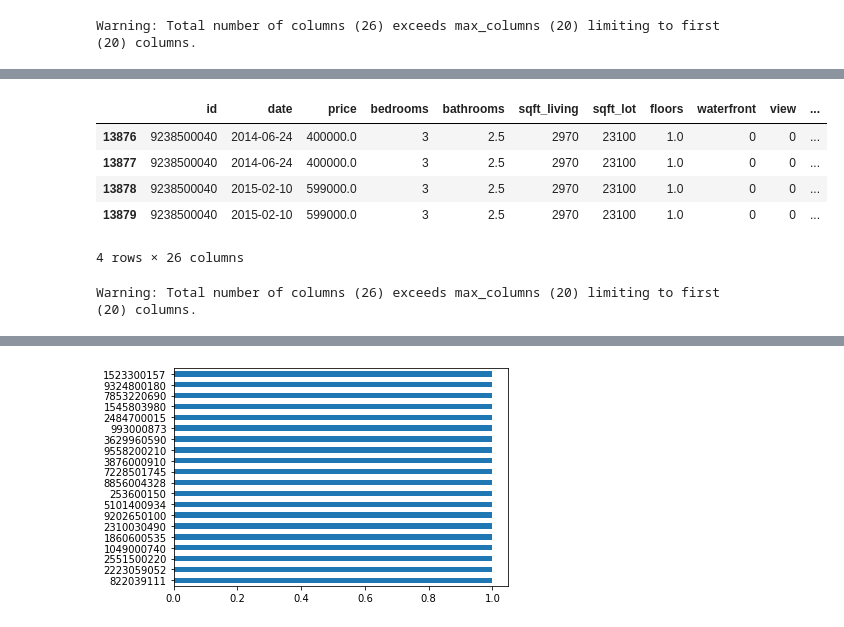
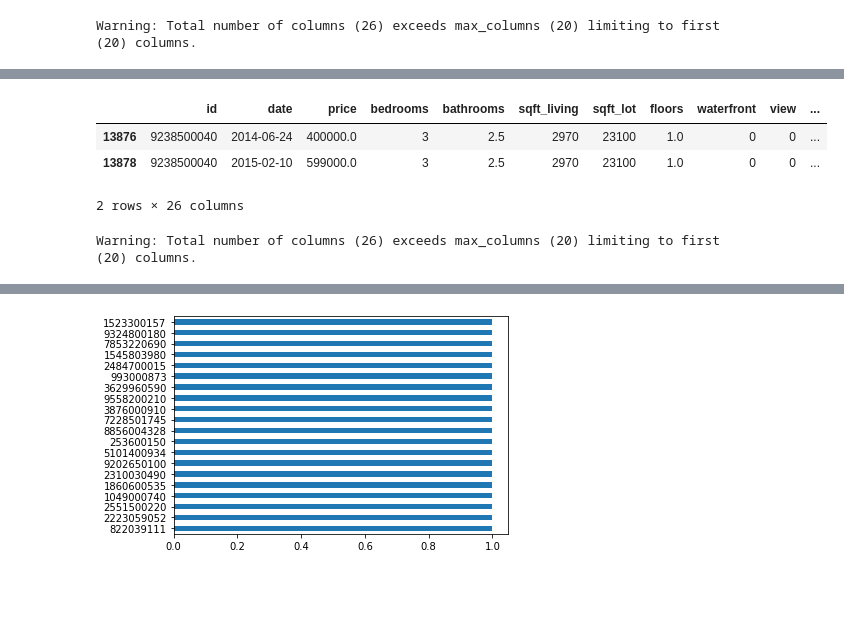
Before and after one commit to ramon-santana-silva/miniprojeto01, a Jupyter notebook: roofimoveis.ipynb, the cells around one changed output, grey strips where cells are left out. Drawn from its saved outputs; the diff is of its cells as text; code cells hidden in the pictures; blank space fills up the shorter version.

```diff
--- a/roofimoveis.ipynb
+++ b/roofimoveis.ipynb
@@ -328,10 +387,8 @@ df[df['id']==1630700361]
 # %%
-df[df['id']==9238500040]
+df[df['id']==9238500040].drop_duplicates(subset=['date'])
 # %% [output]
 |  | id | date | price | bedrooms | bathrooms | sqft_living | sqft_lot | floors | waterfront | view | ... |
 | 13876 | 9238500040 | 2014-06-24 | 400000.0 | 3 | 2.5 | 2970 | 23100 | 1.0 | 0 | 0 | ... |
-| 13877 | 9238500040 | 2014-06-24 | 400000.0 | 3 | 2.5 | 2970 | 23100 | 1.0 | 0 | 0 | ... |
 | 13878 | 9238500040 | 2015-02-10 | 599000.0 | 3 | 2.5 | 2970 | 23100 | 1.0 | 0 | 0 | ... |
-| 13879 | 9238500040 | 2015-02-10 | 599000.0 | 3 | 2.5 | 2970 | 23100 | 1.0 | 0 | 0 | ... |
-4 rows × 26 columns
+2 rows × 26 columns
 Warning: Total number of columns (26) exceeds max_columns (20) limiting to first (20) columns.
```
Also changed, not shown: parts of 16 cells of this notebook.
